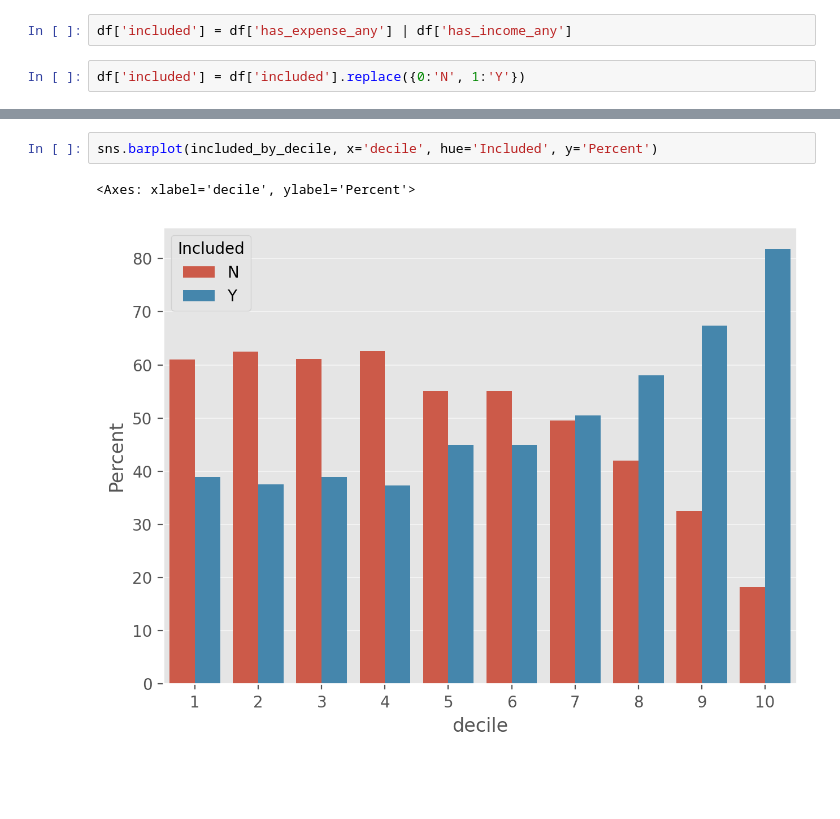
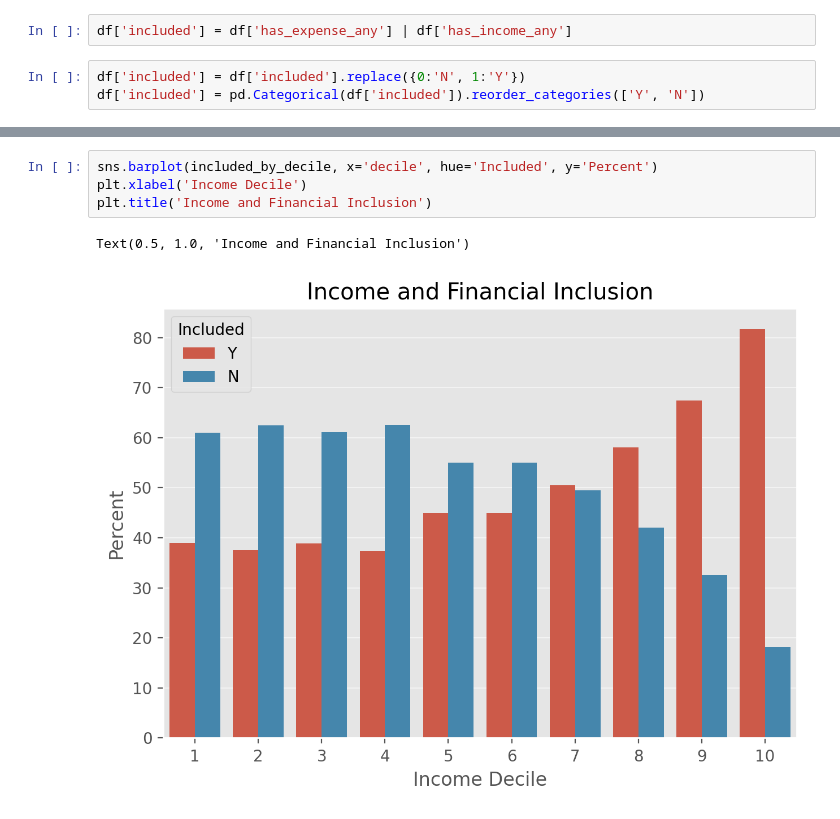
Before and after one commit to mjv2146/household-consumption, a Jupyter notebook: notebooks/03_financial_markets.ipynb, the cells around one changed output, grey strips where cells are left out. Cells and saved outputs as stored; diff of their text form; blank space fills up the shorter version.

```diff
--- a/notebooks/03_financial_markets.ipynb
+++ b/notebooks/03_financial_markets.ipynb
@@ -207,6 +246,7 @@ plt.xlabel('Percent');
 df['included'] = df['has_expense_any'] | df['has_income_any']
 # %%
 df['included'] = df['included'].replace({0:'N', 1:'Y'})
+df['included'] = pd.Categorical(df['included']).reorder_categories(['Y', 'N'])
 # %%
 included_by_decile = (100*pd.crosstab(df.decile, df.included, df.weight, aggfunc='sum', normalize='index')).reset_index()
 included_by_decile = included_by_decile.melt(id_vars='decile', var_name='Included', value_name='Percent')
@@ -232,8 +272,10 @@ included_by_decile
 # %%
 sns.barplot(included_by_decile, x='decile', hue='Included', y='Percent')
+plt.xlabel('Income Decile')
+plt.title('Income and Financial Inclusion')
 # %% [output]
-<Axes: xlabel='decile', ylabel='Percent'>
+Text(0.5, 1.0, 'Income and Financial Inclusion')
-[figure, old version]
+[figure, new version]
 # %%
 df['education'] = pd.Categorical(df['education']).reorder_categories(['Low', 'Medium', 'High'])
 
```
Also changed, not shown: parts of 37 cells of this notebook, 2 other files.
